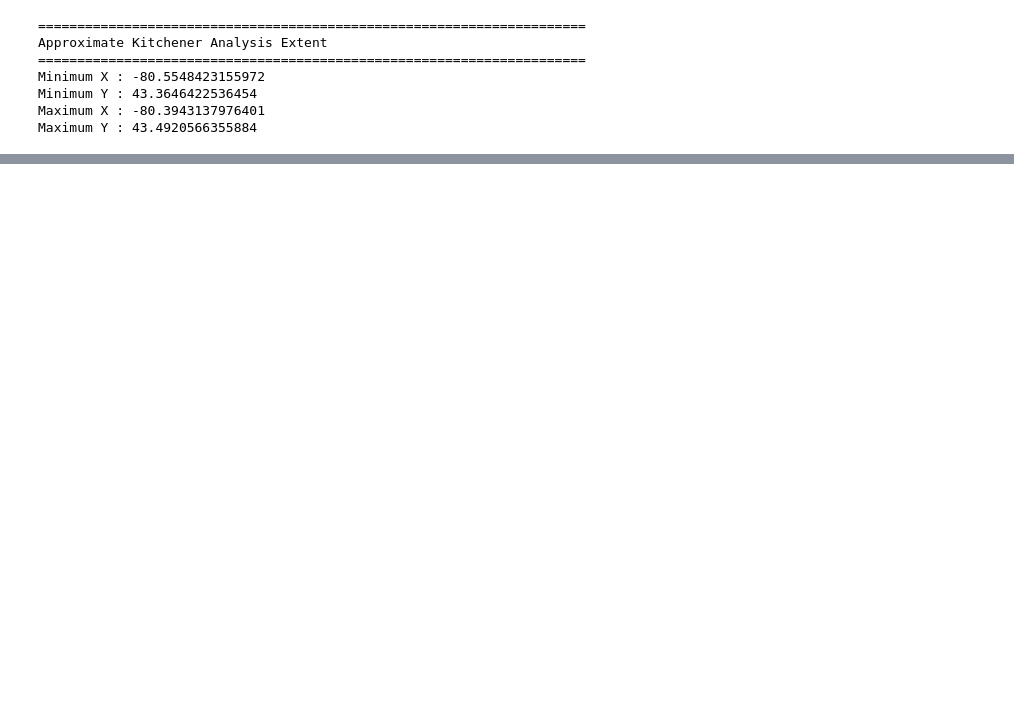
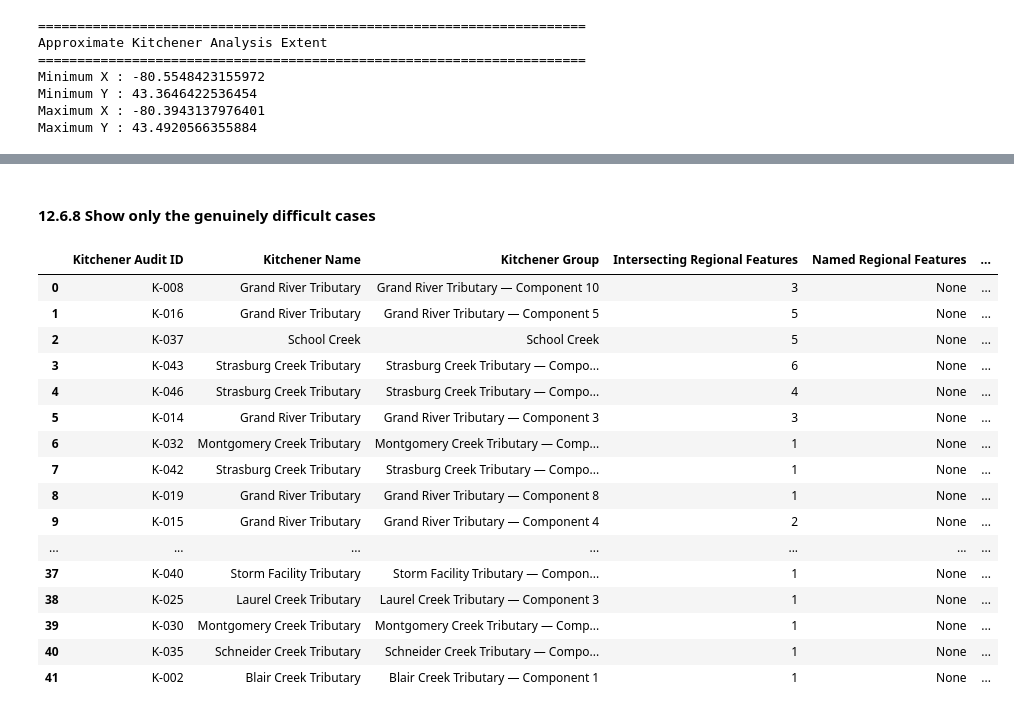
Before and after one commit to BrodyAcquilano/Jupyter-Ecology, a Jupyter notebook: Ecology/notebooks/05_Hydrography/05_02_Hydrography_Data_Integration_and_Validation.ipynb, the cells around one changed output, grey strips where cells are left out. Saved outputs shown, nothing was run; the diff lists cells and outputs as text; code cells hidden in the pictures; blank space fills up the shorter version.

```diff
--- a/Ecology/notebooks/05_Hydrography/05_02_Hydrography_Data_Integration_and_Validation.ipynb
+++ b/Ecology/notebooks/05_Hydrography/05_02_Hydrography_Data_Integration_and_Validation.ipynb
@@ -5557,0 +6908,50 @@ display(kitchener_creek_coverage)
+# %% [markdown]
+#### 12.6.8 Show only the genuinely difficult cases
+# %%
+# ============================================================
+# Display Kitchener Features Requiring Further Review
+# ============================================================
+
+kitchener_review_candidates = (
+    kitchener_intersection_summary.loc[
+        kitchener_intersection_summary[
+            "Audit Group"
+        ]
+        .isin(
+            [
+                "Strong Regional representation",
+                "Partial Regional representation"
+            ]
+        )
+    ]
+    .copy()
+)
+
+with pd.option_context(
+    "display.max_rows",
+    None,
+    "display.max_colwidth",
+    None
+):
+
+    display(
+        kitchener_review_candidates
+    )
+# %% [output]
+|  | Kitchener Audit ID | Kitchener Name | Kitchener Group | Intersecting Regional Features | Named Regional Features | ... |
+| 0 | K-008 | Grand River Tributary | Grand River Tributary — Component 10 | 3 | None | ... |
+| 1 | K-016 | Grand River Tributary | Grand River Tributary — Component 5 | 5 | None | ... |
+| 2 | K-037 | School Creek | School Creek | 5 | None | ... |
+| 3 | K-043 | Strasburg Creek Tributary | Strasburg Creek Tributary — Compo... | 6 | None | ... |
+| 4 | K-046 | Strasburg Creek Tributary | Strasburg Creek Tributary — Compo... | 4 | None | ... |
+| 5 | K-014 | Grand River Tributary | Grand River Tributary — Component 3 | 3 | None | ... |
+| 6 | K-032 | Montgomery Creek Tributary | Montgomery Creek Tributary — Comp... | 1 | None | ... |
+| 7 | K-042 | Strasburg Creek Tributary | Strasburg Creek Tributary — Compo... | 1 | None | ... |
+| 8 | K-019 | Grand River Tributary | Grand River Tributary — Component 8 | 1 | None | ... |
+| 9 | K-015 | Grand River Tributary | Grand River Tributary — Component 4 | 2 | None | ... |
+| ... | ... | ... | ... | ... | ... | ... |
+| 37 | K-040 | Storm Facility Tributary | Storm Facility Tributary — Compon... | 1 | None | ... |
+| 38 | K-025 | Laurel Creek Tributary | Laurel Creek Tributary — Component 3 | 1 | None | ... |
+| 39 | K-030 | Montgomery Creek Tributary | Montgomery Creek Tributary — Comp... | 1 | None | ... |
+| 40 | K-035 | Schneider Creek Tributary | Schneider Creek Tributary — Compo... | 1 | None | ... |
+| 41 | K-002 | Blair Creek Tributary | Blair Creek Tributary — Component 1 | 1 | None | ... |
```
Also changed, not shown: parts of 49 cells of this notebook.
